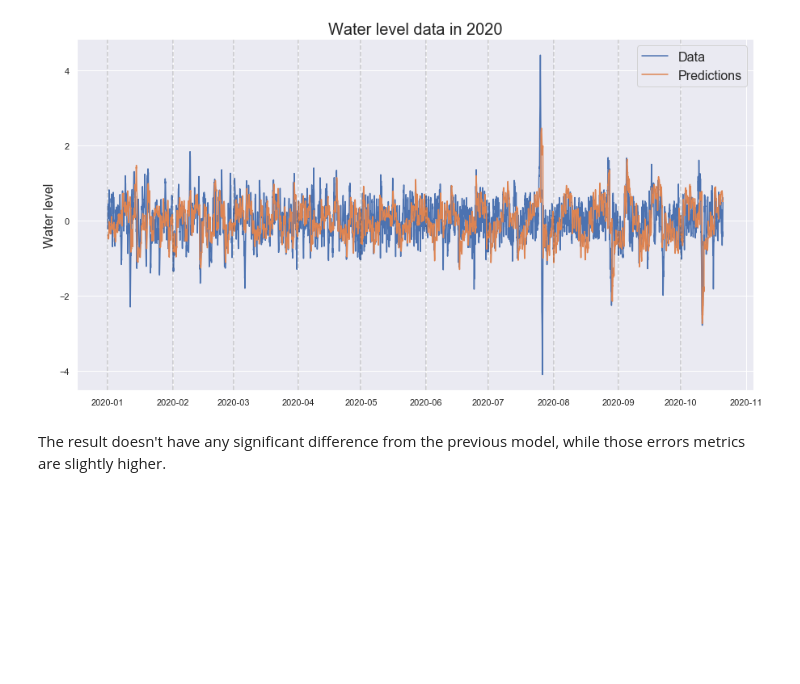
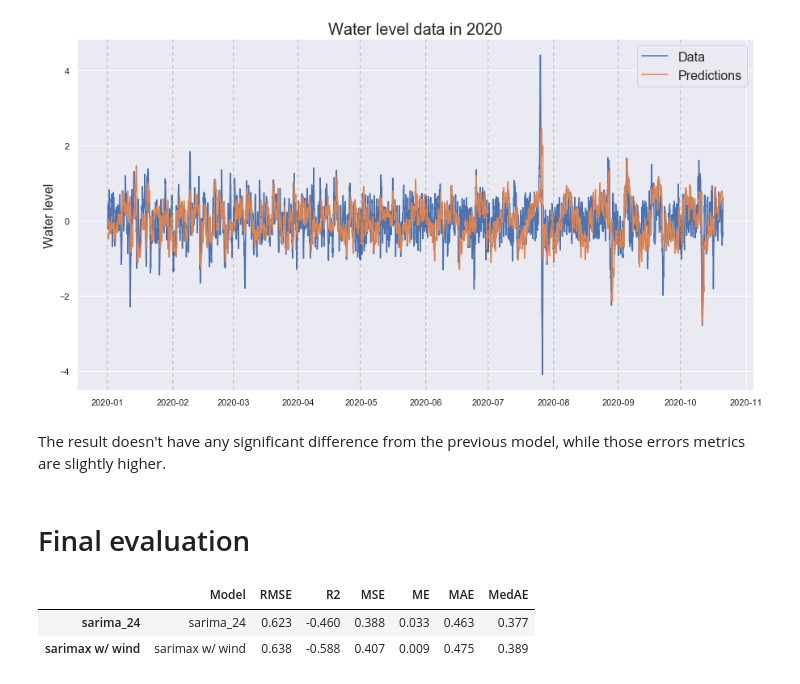
Before and after one commit to Data-Analytics-2020/Tide-Prediction, a Jupyter notebook: predict_tide.ipynb, the cells around one changed output. Saved outputs shown, nothing was run; the diff lists cells and outputs as text; code cells hidden in the pictures; blank space fills up the shorter version.

Commit message:
add more metrics + save metrics to file

```diff
--- a/predict_tide.ipynb
+++ b/predict_tide.ipynb
@@ -301,14 +302,19 @@ plot_prediction(wl_test, predictions)
 [figure]
 # %% [markdown]
 We could clearly see that the prediction doesn't work quite well. I guess the model probably isn't suitable for predicting large amount of data.
-# %%
-def evaluate(pred, test):
-    mae = mean_absolute_error(test, pred)
-    mse = mean_squared_error(test, pred)
-    rmse = sqrt(mse)
-    print('MAE : %.3f' % mae)
-    print('MSE : %.3f' % mse)
-    print('RMSE: %.3f' % rmse)
+# %%
+def evaluate(pred, test, model=''):
+    mse = mean_squared_error(test, pred)
+    r2 = r2_score(test, pred)
+    mae = mean_absolute_error(test, pred)
+    medae = median_absolute_error(test, pred)
+
+    me = (test.values - pred.values).mean()
+
+    errors = {'Model': model, 'RMSE': sqrt(mse), 'R2': r2, 'MSE': mse, 'ME': me, 'MAE': mae, 'MedAE': medae}
+
+    eval_df = pd.DataFrame(errors, index=[model]).round(3)
+    return eval_df
 # %%
 evaluate(wl_test, predictions)
 # %% [output]
@@ -382,0 +382,3 @@ RMSE: 0.623
+# %%
+eval_sarima_24 = evaluate(wl_test[:len(rolling_pred_df)], rolling_pred_df, 'sarima_24')
+eval_sarima_24
@@ -491,0 +491,3 @@ RMSE: 0.638
+# %%
+eval_sarimax = evaluate(wl_test[:len(sarimax_pred_df)], sarimax_pred_df, 'sarimax w/ wind')
+eval_sarimax
@@ -495,3 +500,13 @@ plot_prediction(wl_test, sarimax_pred_df)
 [figure]
 # %% [markdown]
 The result doesn't have any significant difference from the previous model, while those errors metrics are slightly higher.
+# %% [markdown]
+# Final evaluation
+# %%
+eval_final = pd.concat([eval_sarima_24, eval_sarimax])
+eval_final.to_csv('metrics.csv')
+eval_final
+# %% [output]
+|  | Model | RMSE | R2 | MSE | ME | MAE | MedAE |
+| sarima_24 | sarima_24 | 0.623 | -0.460 | 0.388 | 0.033 | 0.463 | 0.377 |
+| sarimax w/ wind | sarimax w/ wind | 0.638 | -0.588 | 0.407 | 0.009 | 0.475 | 0.389 |
```
Also changed, not shown: parts of 7 cells of this notebook, 1 other file.
